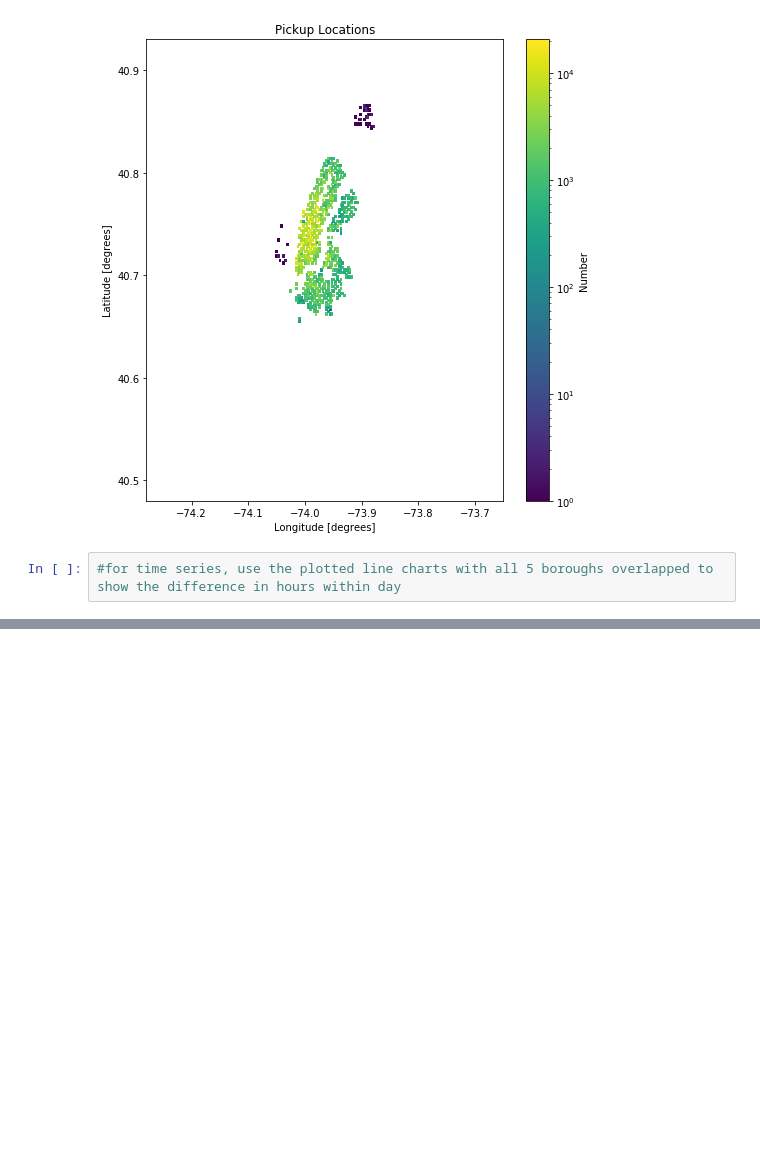
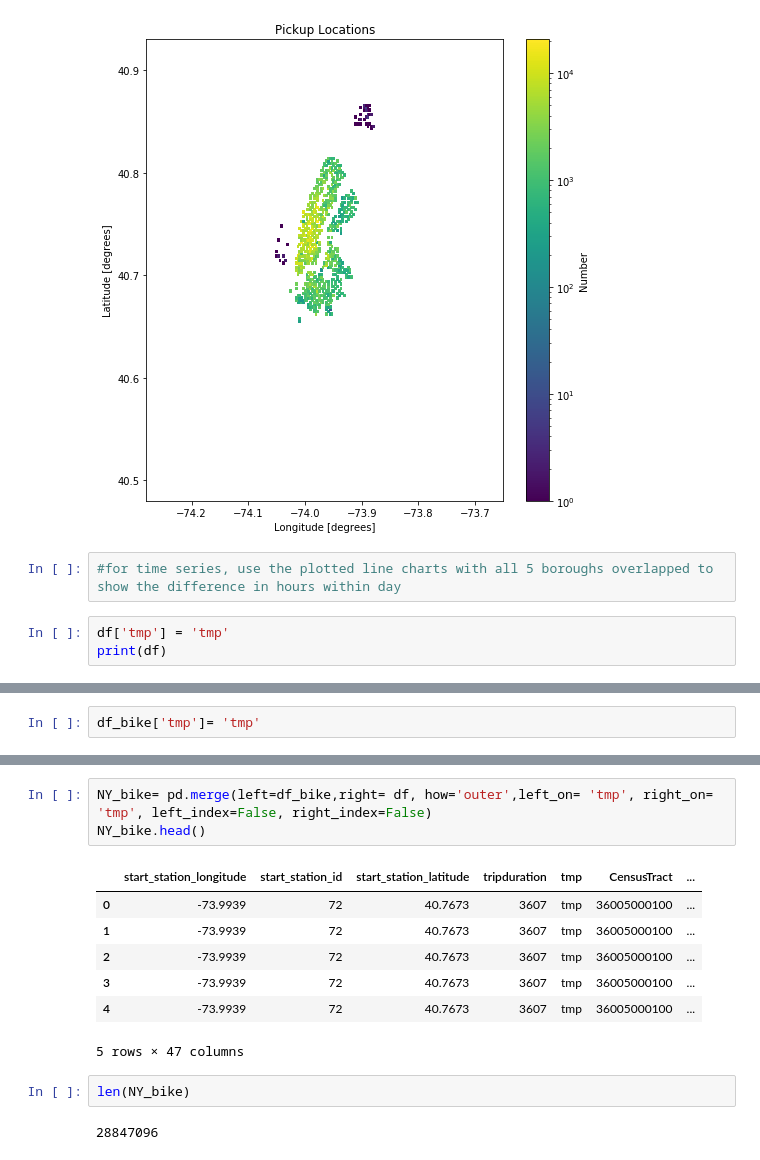
Before and after one commit to amyscott303/Thinkful, a Jupyter notebook: NY.ipynb, the cells around one changed output, grey strips where cells are left out. Saved outputs shown, nothing was run; the diff lists cells and outputs as text; blank space fills up the shorter version.

```diff
--- a/NY.ipynb
+++ b/NY.ipynb
@@ -404,3 +345,6 @@ plt.show()
 [figure]
 # %%
 #for time series, use the plotted line charts with all 5 boroughs overlapped to show the difference in hours within day
+# %%
+df['tmp'] = 'tmp'
+print(df)
@@ -406,0 +369,2 @@ plt.show()
+# %%
+df_bike['tmp']= 'tmp'
@@ -406,0 +391,15 @@ plt.show()
+# %%
+NY_bike= pd.merge(left=df_bike,right= df, how='outer',left_on= 'tmp', right_on= 'tmp', left_index=False, right_index=False)
+NY_bike.head()
+# %% [output]
+|  | start_station_longitude | start_station_id | start_station_latitude | tripduration | tmp | CensusTract | ... |
+| 0 | -73.9939 | 72 | 40.7673 | 3607 | tmp | 36005000100 | ... |
+| 1 | -73.9939 | 72 | 40.7673 | 3607 | tmp | 36005000100 | ... |
+| 2 | -73.9939 | 72 | 40.7673 | 3607 | tmp | 36005000100 | ... |
+| 3 | -73.9939 | 72 | 40.7673 | 3607 | tmp | 36005000100 | ... |
+| 4 | -73.9939 | 72 | 40.7673 | 3607 | tmp | 36005000100 | ... |
+5 rows × 47 columns
+# %%
+len(NY_bike)
+# %% [output]
+28847096
```
Also changed, not shown: parts of 13 cells of this notebook.
